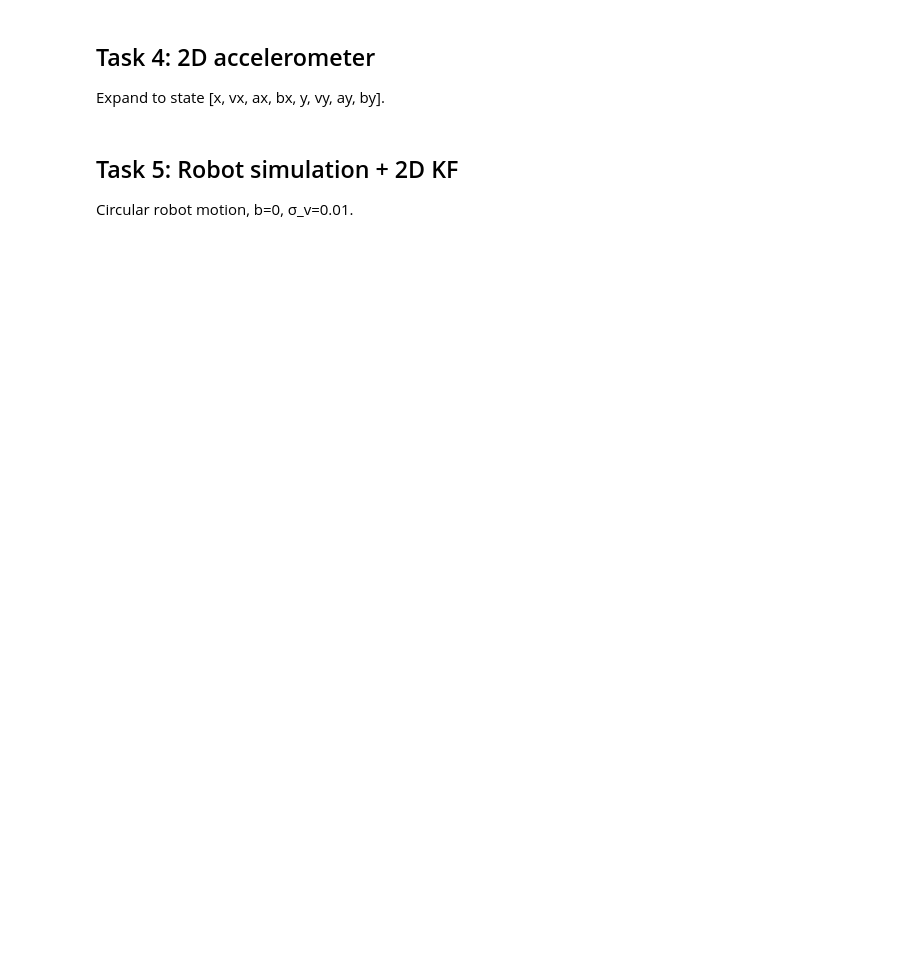
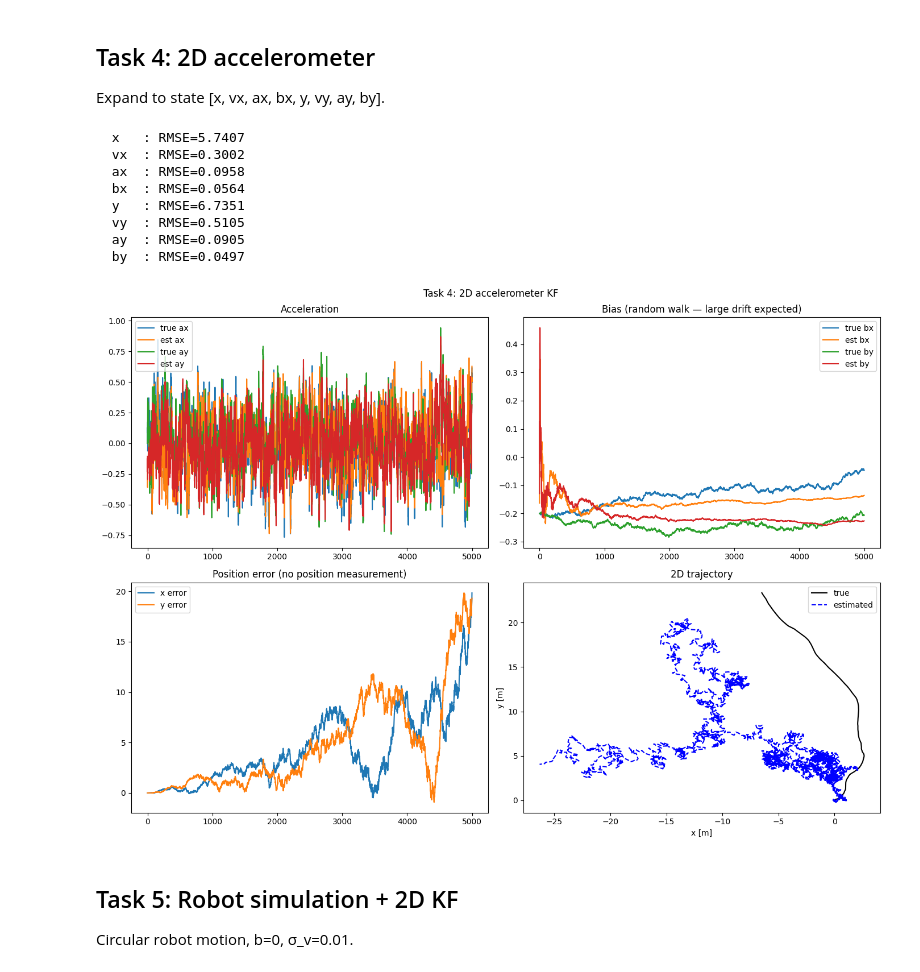
Before and after one commit to Mikkelnn/ES8-Courses, a Jupyter notebook: sensors_and_systems/Exam/Topic_3/session_5.ipynb, the cells around one changed output. Drawn from its saved outputs; the diff is of its cells as text; code cells hidden in the pictures; blank space fills up the shorter version.

```diff
--- a/sensors_and_systems/Exam/Topic_3/session_5.ipynb
+++ b/sensors_and_systems/Exam/Topic_3/session_5.ipynb
@@ -205,8 +273,8 @@ H_4[1, 6] = 1; H_4[1, 7] = 1   # z_y = ay + by
 R_4 = np.diag([SD_v**2, SD_v**2])
 
 rng4 = np.random.default_rng(123)
-state_true_4 = np.array([[0.0], [0.0], [0.5], [b],
-                           [0.0], [0.0], [0.3], [b]])
+state_true_4 = np.array([[0.0], [0.0], [0], [b],
+                           [0.0], [0.0], [0], [b]])
 true_4 = np.zeros((8, N))
 z_4    = np.zeros((2, N))
 
@@ -233,33 +301,43 @@ for k in range(N):
     state_est_4 = state_est_4 + K @ innov
     IKH = np.eye(8) - K @ H_4
     P_4 = IKH @ P_4 @ IKH.T + K @ R_4 @ K.T
     est_4[:, k] = state_est_4[:, 0]
 
 k_axis = np.arange(N)
 fig, axes = plt.subplots(2, 2, figsize=(14, 10))
 fig.suptitle("Task 4: 2D accelerometer KF")
 
 axes[0, 0].plot(k_axis, true_4[2], label="true ax"); axes[0, 0].plot(k_axis, est_4[2], label="est ax")
 axes[0, 0].plot(k_axis, true_4[6], label="true ay"); axes[0, 0].plot(k_axis, est_4[6], label="est ay")
 axes[0, 0].set_title("Acceleration"); axes[0, 0].legend()
 
 axes[0, 1].plot(k_axis, true_4[3], label="true bx"); axes[0, 1].plot(k_axis, est_4[3], label="est bx")
 axes[0, 1].plot(k_axis, true_4[7], label="true by"); axes[0, 1].plot(k_axis, est_4[7], label="est by")
 axes[0, 1].set_title("Bias (random walk — large drift expected)"); axes[0, 1].legend()
 
 axes[1, 0].plot(k_axis, true_4[0] - est_4[0], label="x error")
 axes[1, 0].plot(k_axis, true_4[4] - est_4[4], label="y error")
 axes[1, 0].set_title("Position error (no position measurement)"); axes[1, 0].legend()
 
 axes[1, 1].plot(true_4[0], true_4[4], "k-", label="true")
 axes[1, 1].plot(est_4[0], est_4[4], "b--", label="estimated")
 axes[1, 1].set_title("2D trajectory"); axes[1, 1].set_xlabel("x [m]"); axes[1, 1].set_ylabel("y [m]")
 axes[1, 1].legend()
 
 for i, name in enumerate(["x","vx","ax","bx","y","vy","ay","by"]):
     print(f"  {name:4s}: RMSE={np.sqrt(np.mean((true_4[i]-est_4[i])**2)):.4f}")
 
 plt.tight_layout(); plt.show()
+# %% [output]
+  x   : RMSE=5.7407
+  vx  : RMSE=0.3002
+  ax  : RMSE=0.0958
+  bx  : RMSE=0.0564
+  y   : RMSE=6.7351
+  vy  : RMSE=0.5105
+  ay  : RMSE=0.0905
+  by  : RMSE=0.0497
+[figure, added]
 # %% [markdown]
 ## Task 5: Robot simulation + 2D KF
 Circular robot motion, b=0, σ_v=0.01.
```
Also changed, not shown: parts of 6 cells of this notebook.
